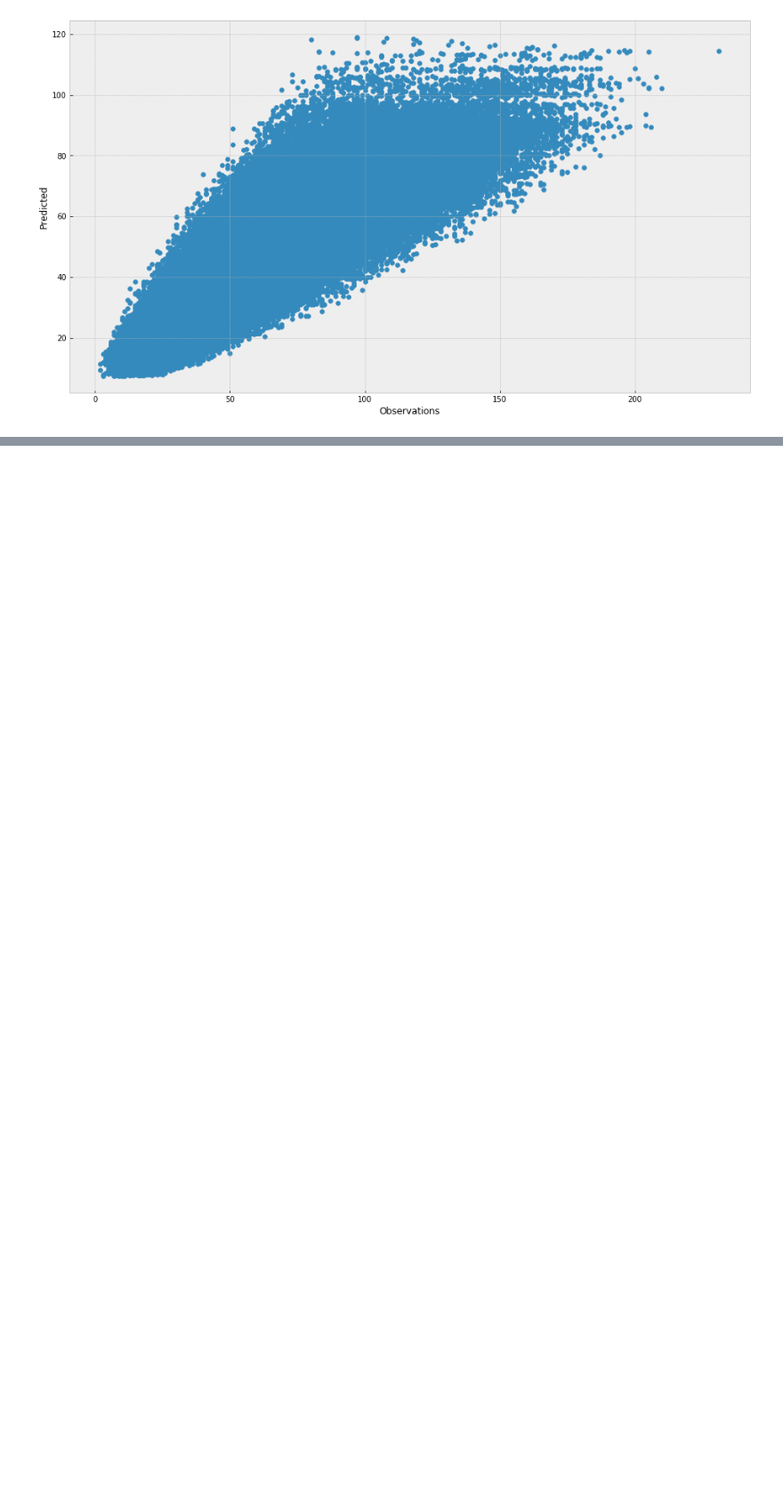
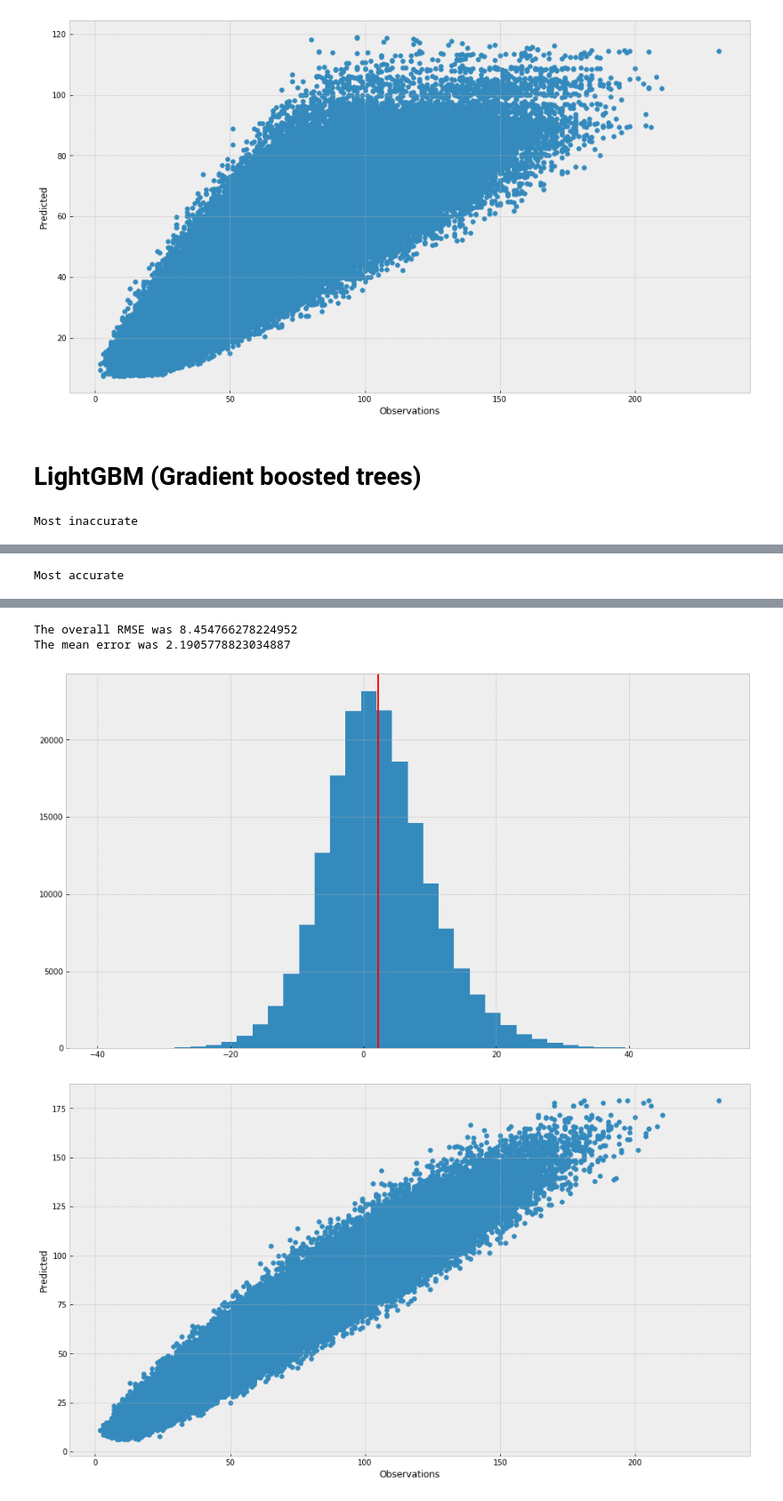
Before and after one commit to alessandro1998-it/TimeSeries, a Jupyter notebook: Store item comptetition forecasting.ipynb, the cells around one changed output, grey strips where cells are left out. Shown at 89% size. Saved outputs shown, nothing was run; the diff lists cells and outputs as text; code cells hidden in the pictures; blank space fills up the shorter version.

```diff
--- a/Store item comptetition forecasting.ipynb
+++ b/Store item comptetition forecasting.ipynb
@@ -328,6 +382,7 @@ def model_report(original_data, model_output, model_name, n_rows_to_display=10):
     print(f'The overall RMSE was {rmse(forecast.sales, forecast.predicted)}')
     print(f'The mean error was {(forecast.sales - forecast.predicted).mean()}')
     plot_error_graphs(forecast['sales'], forecast['predicted'])
+    plot_best_worst_series(forecast)
 # %% [markdown]
 # Random Forest
 # %%
@@ -484,3 +539,28 @@ The overall RMSE was 23.058344845364974
 The mean error was 15.874839503786406
 [figure]
 [figure]
+# %% [markdown]
+# LightGBM (Gradient boosted trees)
+# %%
+# Let's continue testing other models. A very strong candidate is LightGBM,an algorithm written
+# by microsoft which was used to win many data science competitions on Kaggle.com
+
+def perform_lgb_forecast_on_series(series):
+    series = preprocess_series(series)
+    train_data, test_data = get_training_and_test_data(series)
+    X_train, y_train = split_regressors_and_target_variables(train_data)
+    X_test, y_test = split_regressors_and_target_variables(test_data)
+    model = lgb.LGBMRegressor()
+    model = model.fit(X_train, y_train)
+    predictions = model.predict(X_test)
+    predictions = pd.Series(data=predictions,
+                        index=y_test.index,
+                        name='sales') # Convert to a pandas series
+    return predictions
+# %%
+%%time
+lgb_forecast = predict_all_series(data, perform_lgb_forecast_on_series)
+# %%
+model_report(data, lgb_forecast, 'LightGBM')
+# %% [output]
+Most inaccurate
@@ -486,0 +579 @@ The mean error was 15.874839503786406
+Most accurate
@@ -486,0 +592,4 @@ The mean error was 15.874839503786406
+The overall RMSE was 8.454766278224952
+The mean error was 2.1905778823034887
+[figure, added]
+[figure, added]
```
Also changed, not shown: parts of 16 cells of this notebook.
